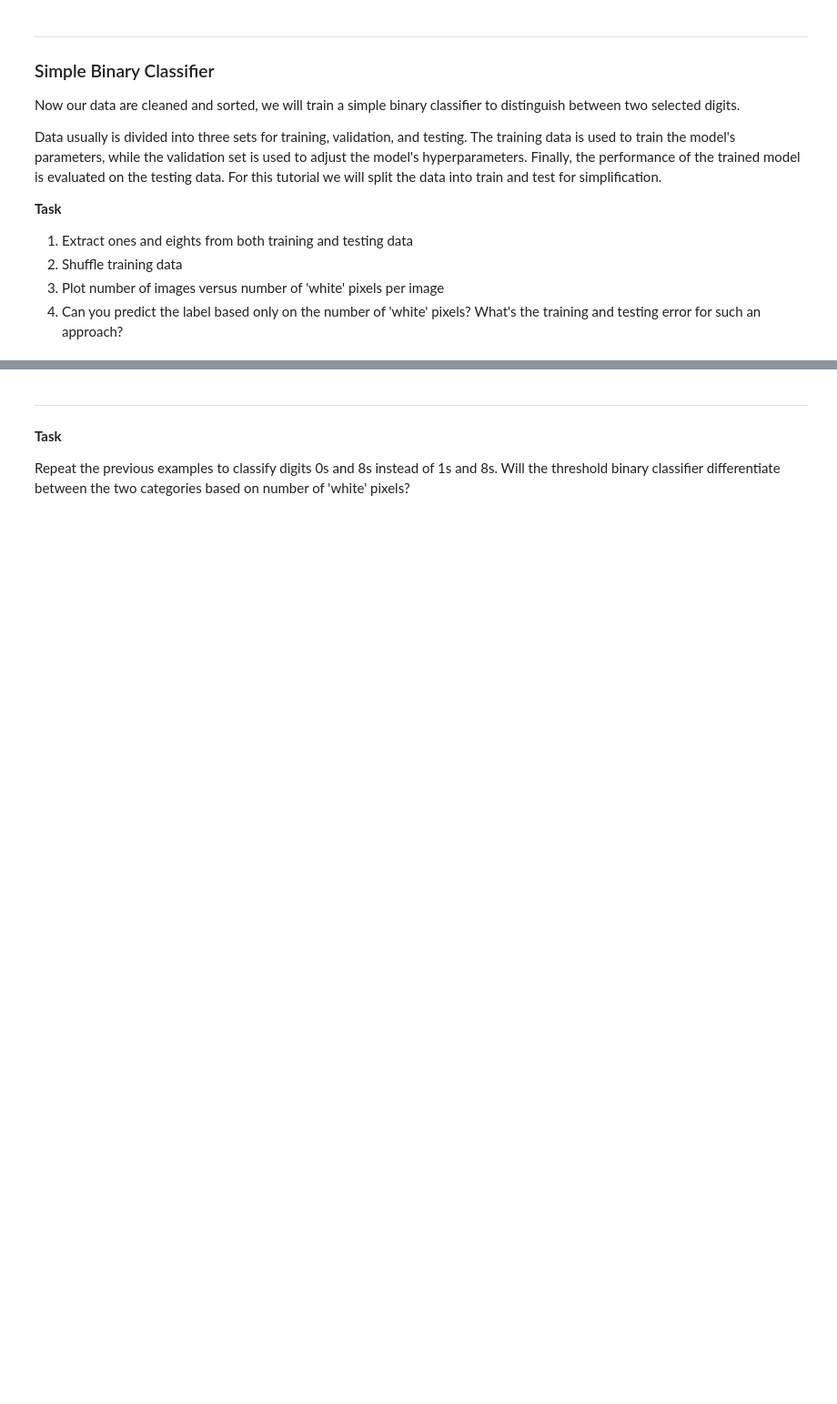
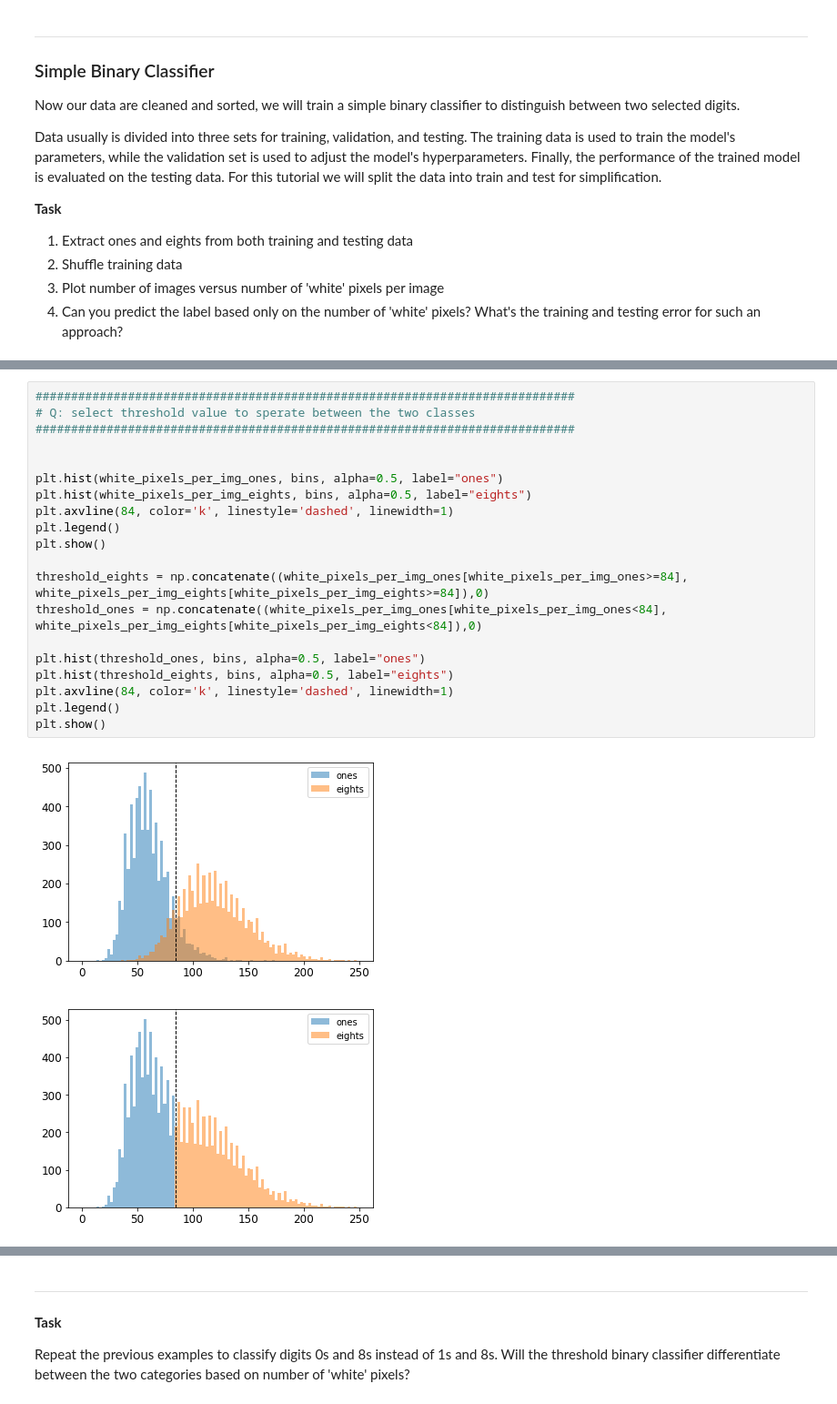
Before and after one commit to kunjzk/ML-for-imaging, a Jupyter notebook: 01-Intro-ML-for-Imaging.ipynb, the cells around one changed output, grey strips where cells are left out. Shown: that part at 91% size. Drawn from its saved outputs; the diff is of its cells as text; blank space fills up the shorter version.

```diff
--- a/01-Intro-ML-for-Imaging.ipynb
+++ b/01-Intro-ML-for-Imaging.ipynb
@@ -201,0 +252,23 @@ plt.show()
+# %%
+############################################################################
+# Q: select threshold value to sperate between the two classes
+############################################################################
+
+
+plt.hist(white_pixels_per_img_ones, bins, alpha=0.5, label="ones")
+plt.hist(white_pixels_per_img_eights, bins, alpha=0.5, label="eights")
+plt.axvline(84, color='k', linestyle='dashed', linewidth=1)
+plt.legend()
+plt.show()
+
+threshold_eights = np.concatenate((white_pixels_per_img_ones[white_pixels_per_img_ones>=84], white_pixels_per_img_eights[white_pixels_per_img_eights>=84]),0)
+threshold_ones = np.concatenate((white_pixels_per_img_ones[white_pixels_per_img_ones<84], white_pixels_per_img_eights[white_pixels_per_img_eights<84]),0)
+
+plt.hist(threshold_ones, bins, alpha=0.5, label="ones")
+plt.hist(threshold_eights, bins, alpha=0.5, label="eights")
+plt.axvline(84, color='k', linestyle='dashed', linewidth=1)
+plt.legend()
+plt.show()
+# %% [output]
+[figure, added]
+[figure, added]
```
Also changed, not shown: parts of 17 cells of this notebook, 1 other file.
